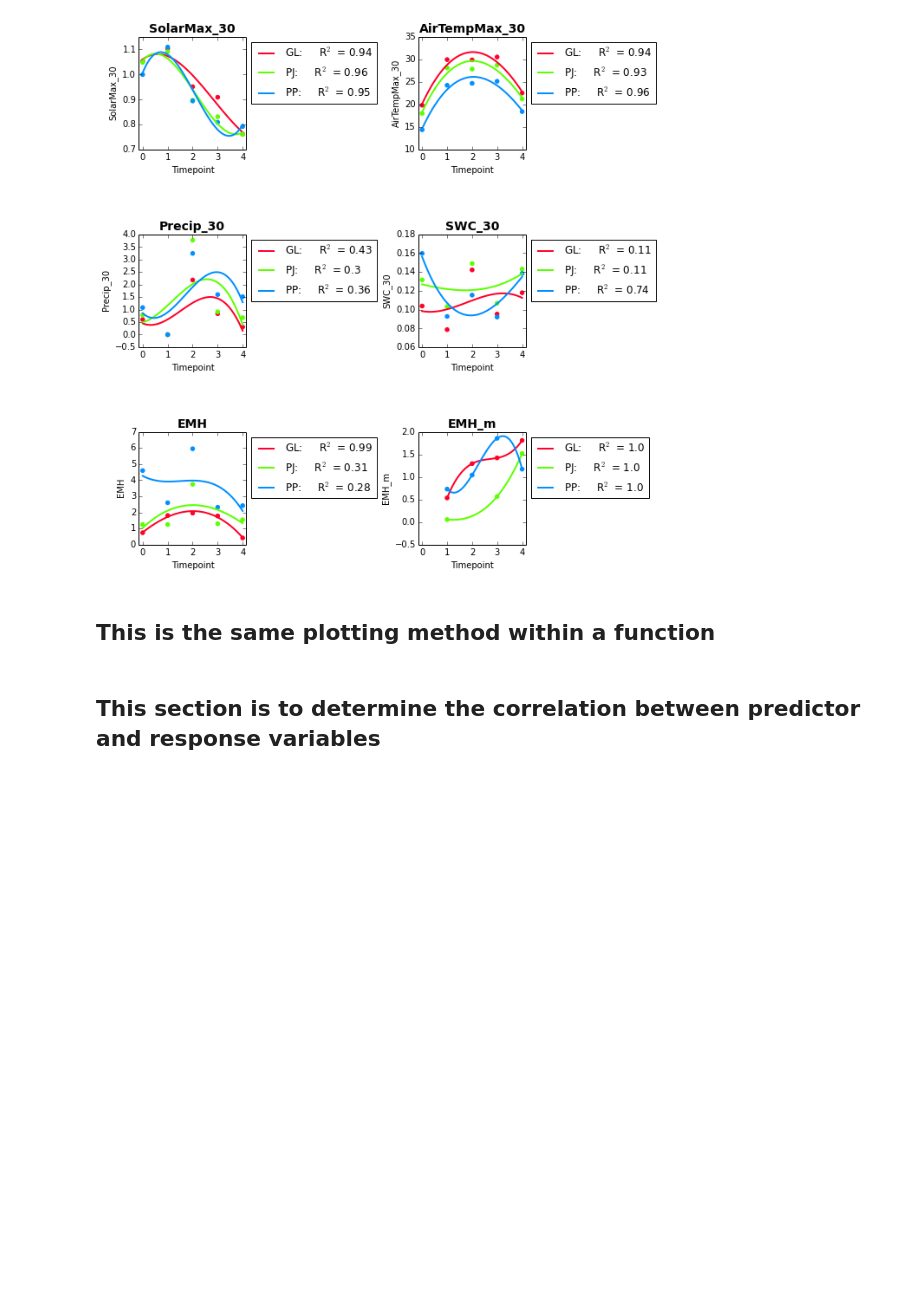
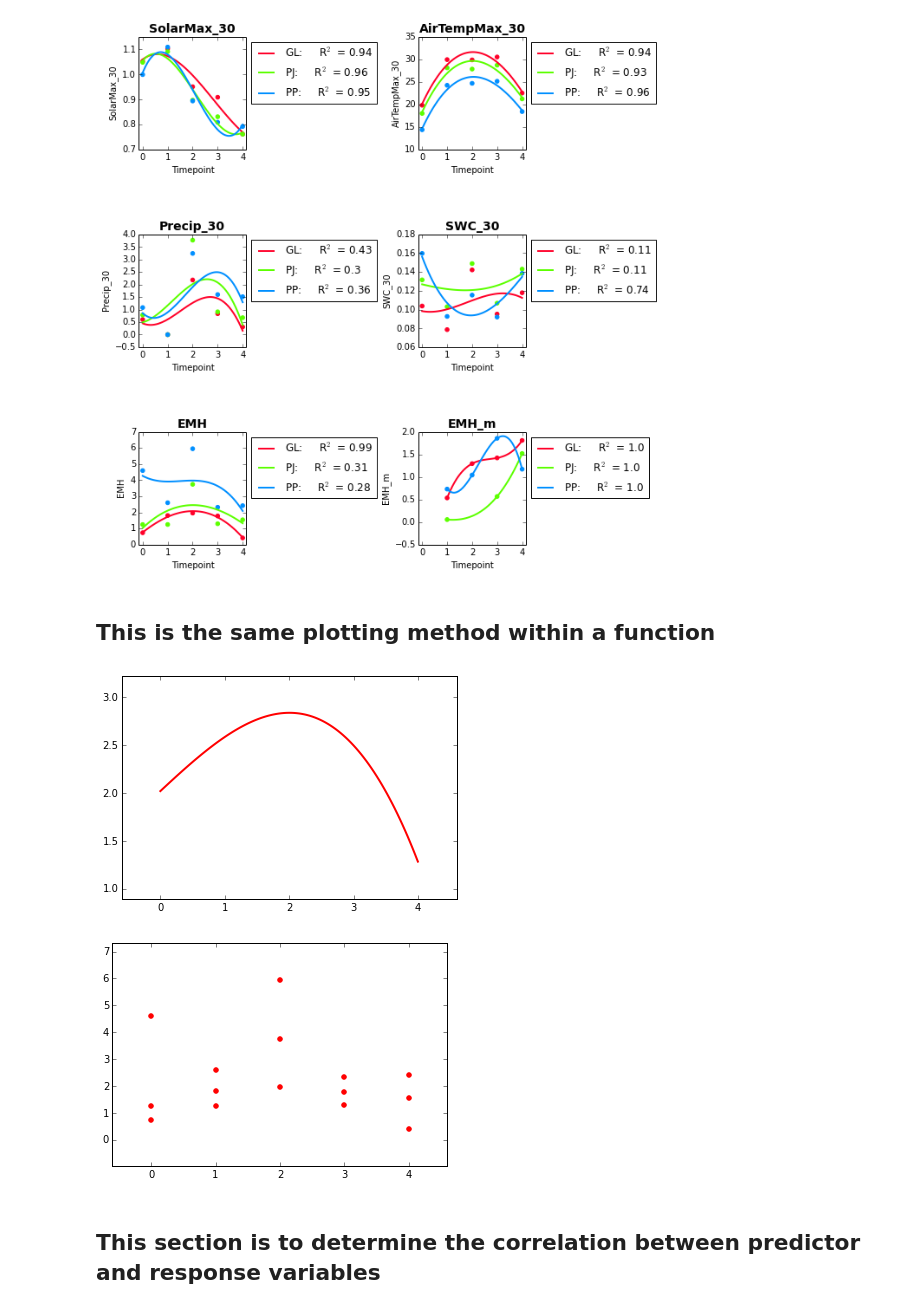
Before and after one commit to ignorantiam/graphing, a Jupyter notebook: graphing.ipynb, the cells around one changed output. Drawn from its saved outputs; the diff is of its cells as text; code cells hidden in the pictures; blank space fills up the shorter version.

```diff
--- a/graphing.ipynb
+++ b/graphing.ipynb
@@ -71,7 +81,8 @@ final_df
 # %% [markdown]
 ## This is a function that will create a polynomial fit and returns coefficients of the polynomial and a coefficient of determination
 # %%
-def polyfit(x, y, degree):
+def get_polyfit_with_R2(x, y, degree):
+    #potentially confusing functionn name, use
     results = {}
     coeffs = np.polyfit(x, y, degree)
 
@@ -95,6 +106,7 @@ x = np.array(list(final_df.Time.values), np.float)
 plots = len(final_df.columns.values)
 fig, axs = plt.subplots(int(math.ceil((plots-1)/2)), 2, sharex=False, sharey=False, figsize = (8,plots*1.5))
 fig.subplots_adjust(hspace = .75, wspace=1.6)
+#try just straight to pdf
 
 #count for subplots
 count = 0
@@ -156,7 +168,7 @@ for i in range(plots):
             axs[r,c].set_xlim(np.amin(x)-0.15, np.amax(x)+0.15)
 
             #Getting the equation for a 3rd order polynomial line fit
-            results = polyfit(new_x,new_y,3)
+            results = get_polyfit_with_R2(new_x,new_y,3)
             #The equation for the polynomial
             p = np.poly1d(results['polynomial'])
             #Creating y values for the polynomial line
@@ -204,3 +216,15 @@ def make_plot(new_y, new_x, title, label, color, count):
+# %%
+x = final_df['Time'].values
+y = final_df['EMH'].values
+results = polyfit(x,y,3)
+xs = np.linspace(np.amin(x), np.amax(x), 101)
+p = np.poly1d(results['polynomial'])
+ys = p(xs)
+f = make_plot(xs, ys, line = True)
+f2 = make_plot(final_df['Time'].values, final_df['EMH'].values)
+# %% [output]
+[figure, added]
+[figure, added]
 # %% [markdown]
 ## This section is to determine the correlation between predictor and response variables
 # %%
```
Also changed, not shown: parts of 3 cells of this notebook.
